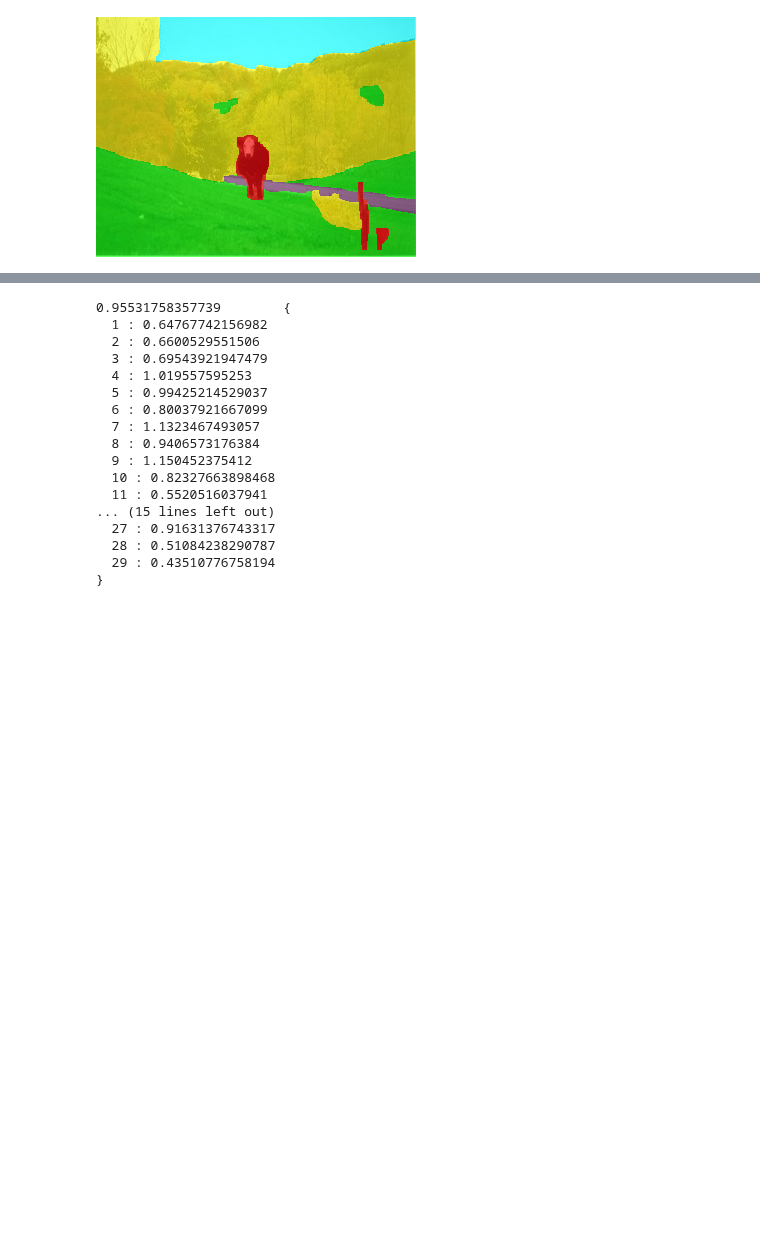
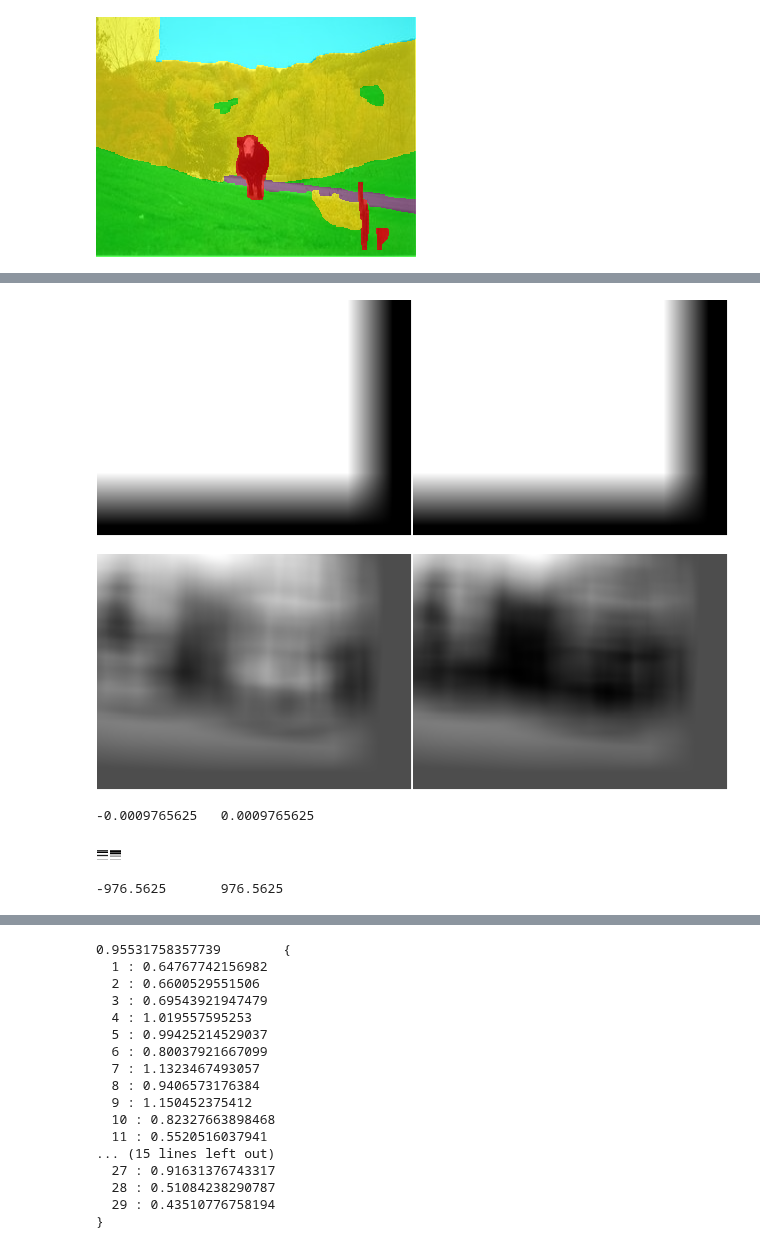
Before and after one commit to shrubb/integral-layer, a Jupyter notebook: Segmentation.ipynb, the cells around one changed output, grey strips where cells are left out. Drawn from its saved outputs; the diff is of its cells as text; code cells hidden in the pictures; blank space fills up the shorter version.

```diff
--- a/Segmentation.ipynb
+++ b/Segmentation.ipynb
@@ -278,6 +328,23 @@ function evaluate(net, images, labels, indices, outPath)
 
     return avgLoss, losses
 end
+# %%
+local k = 6
+local int = net:get(1):get(1)
+
+itorch.image{int.outputOnes[k], int.outputOnes[k+24]}
+itorch.image{int.outputNonNorm[k], int.outputNonNorm[k+24]}
+print(int.outputNonNorm[k][{{1,10}, {310,320}}]:min(), int.outputNonNorm[k+24][{{1,10}, {310,320}}]:max())
+
+itorch.image{int.output[k][{{1,10}, {310,320}}], int.output[k+24][{{1,10}, {310,320}}]}
+print(int.output[k][{{1,10}, {310,320}}]:min(), int.output[k+24][{{1,10}, {310,320}}]:max())
+-- print(int.outputOnes[k]:eq(1e-6):sum())
+# %% [output]
+[figure, added]
+[figure, added]
+-0.0009765625   0.0009765625
+[figure, added]
+-976.5625       976.5625
 # %%
 batchSize = 10
 shuffleEvery = math.ceil(images:size(1) / batchSize) -- shuffle data every `shuffleEvery` iterations
```
Also changed, not shown: parts of 15 cells of this notebook, 4 other files.
